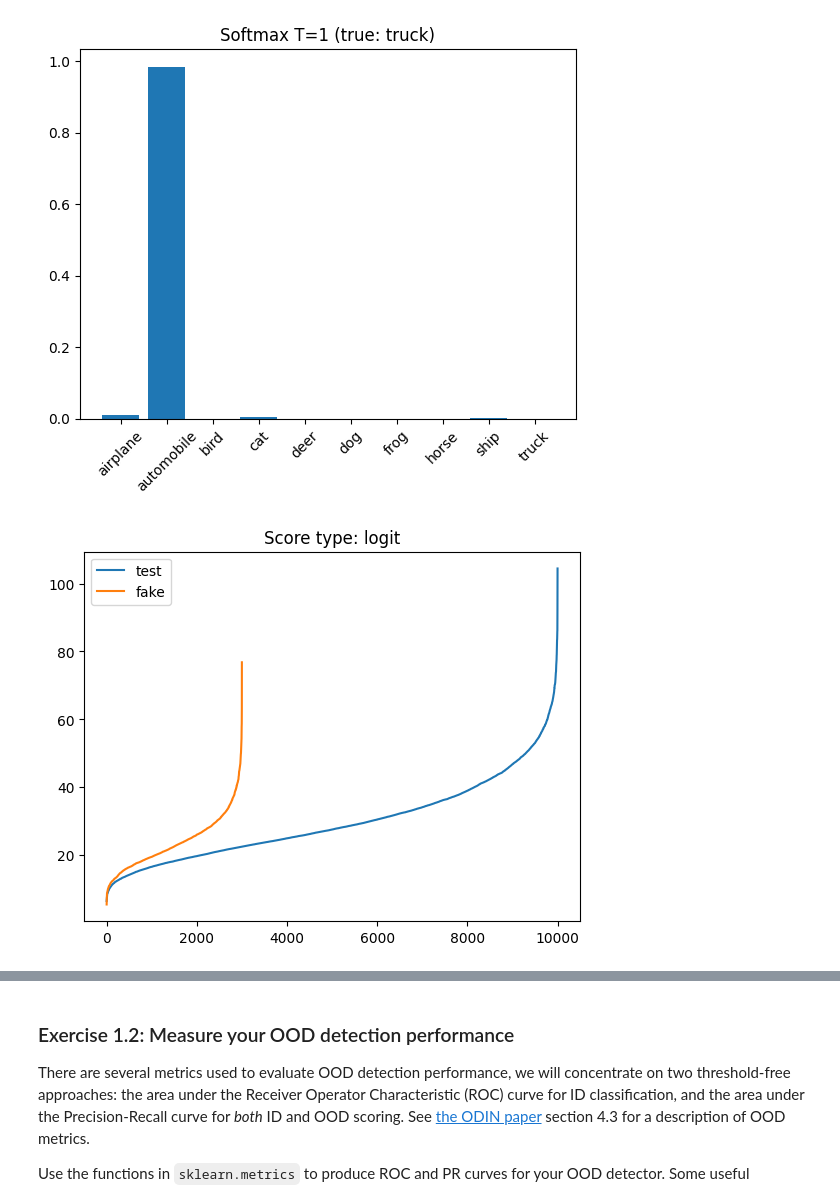
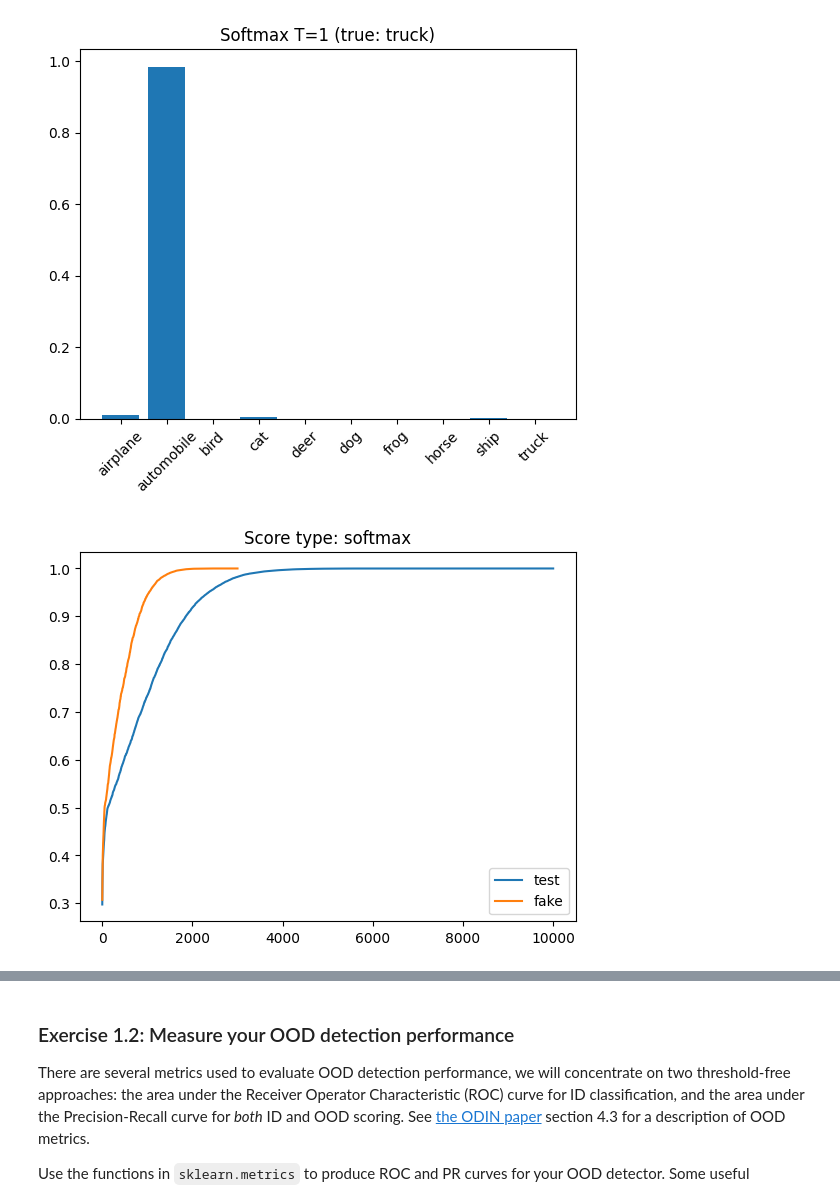
Before and after one commit to fbizza/deep-learning-applications, a Jupyter notebook: lab_4/Lab4_OOD_2025.ipynb, the cells around one changed output, grey strips where cells are left out. Saved outputs shown, nothing was run; the diff lists cells and outputs as text; code cells hidden in the pictures.

```diff
--- a/lab_4/Lab4_OOD_2025.ipynb
+++ b/lab_4/Lab4_OOD_2025.ipynb
@@ -293,24 +293,24 @@ def compute_scores(data_loader, score_fun):
         return scores_t
 # %%
 temp = 1
-score_type = "logit"
+score_type = "softmax"
 
 if score_type == "softmax":
     score_fun = lambda l: max_softmax(l, T=temp)
 elif score_type == "logit":
     score_fun = max_logit
 
 
 scores_test = compute_scores(testloader, score_fun)
 scores_fake = compute_scores(fakeloader, score_fun)
 
 plt.plot(sorted(scores_test.cpu()), label='test')
 plt.plot(sorted(scores_fake.cpu()), label='fake')
 plt.title(f"Score type: {score_type}")
 plt.legend()
 plt.show()
 # %% [output]
-[figure, old version]
+[figure, new version]
 # %%
 plt.hist(scores_test.cpu(), density=True, alpha=0.5, bins=25,label='test')
 plt.hist(scores_fake.cpu(), density=True, alpha=0.5, bins=25,label='fake')
```
Also changed, not shown: parts of 13 cells of this notebook.
